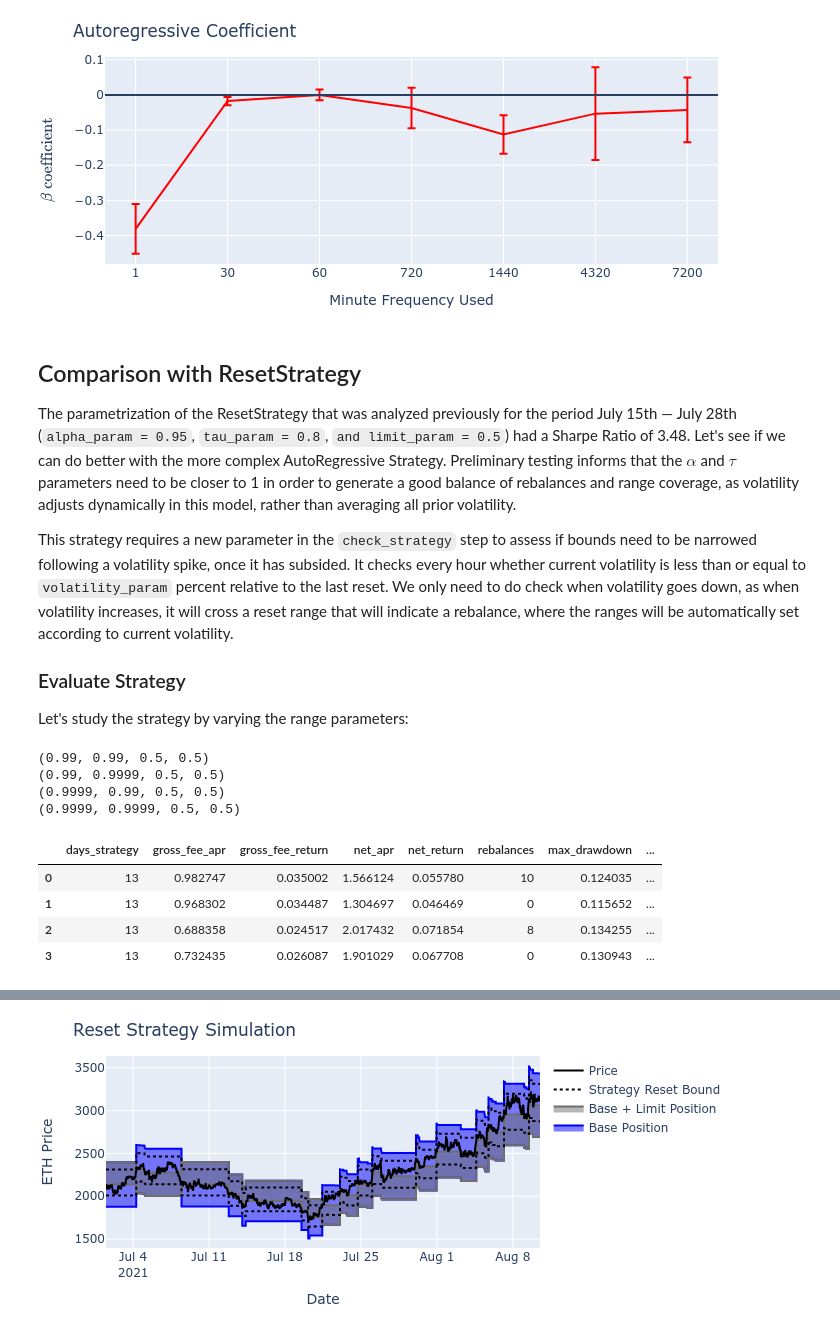
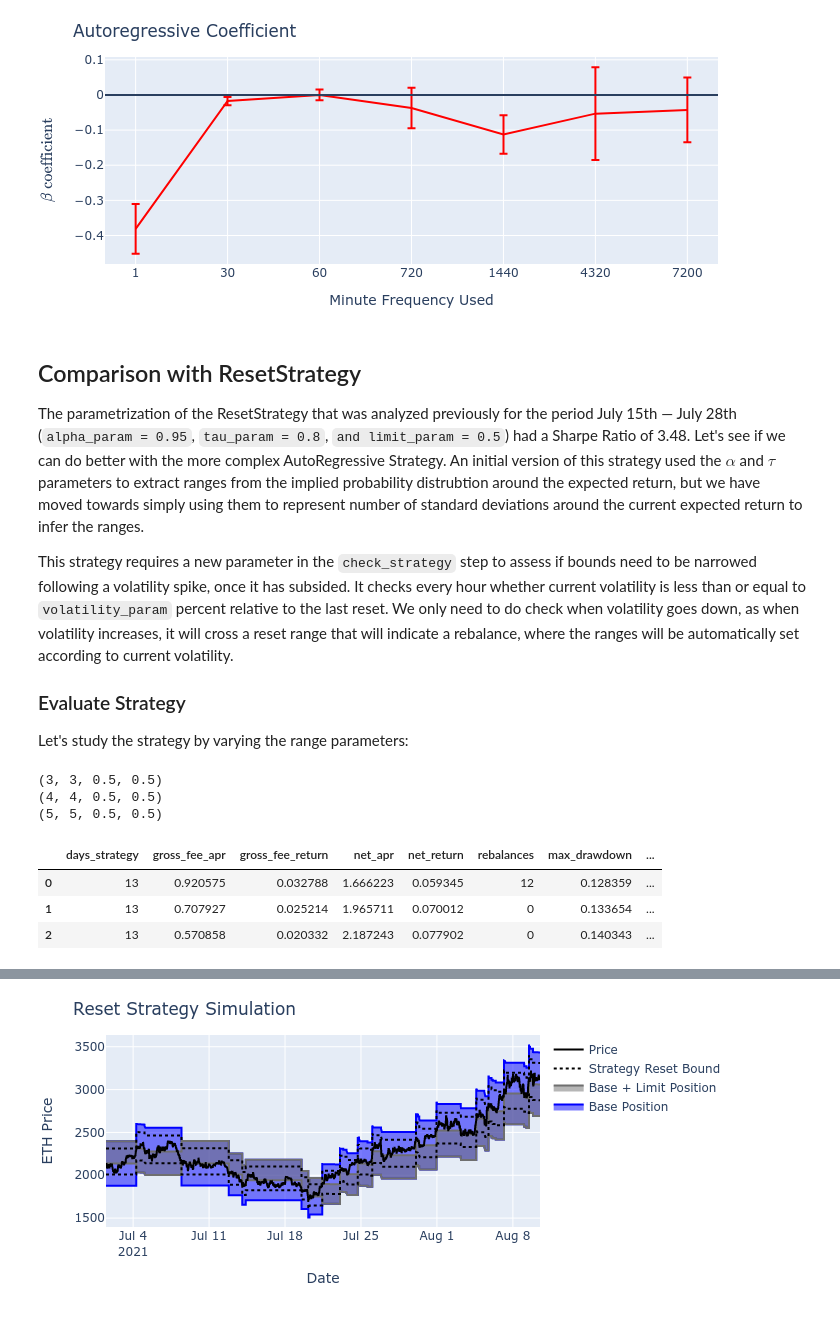
Before and after one commit to ricardgardella/active-strategy-framework, a Jupyter notebook: AutoRegressiveStrategy.ipynb, the cells around one changed output, grey strips where cells are left out. Drawn from its saved outputs; the diff is of its cells as text; code cells hidden in the pictures.

````diff
--- a/AutoRegressiveStrategy.ipynb
+++ b/AutoRegressiveStrategy.ipynb
@@ -130,7 +129,7 @@ fig_ar_beta.show(renderer="png")
 # %% [markdown]
 ## Comparison with ResetStrategy
 
-The parametrization of the ResetStrategy that was analyzed previously for the period July 15th — July 28th (```alpha_param = 0.95```, ```tau_param = 0.8```, ```and limit_param = 0.5```) had a Sharpe Ratio of 3.48. Let's see if we can do better with the more complex AutoRegressive Strategy. Preliminary testing informs that the $\alpha$ and $\tau$ parameters need to be closer to 1 in order to generate a good balance of rebalances and range coverage, as volatility adjusts dynamically in this model, rather than averaging all prior volatility.
+The parametrization of the ResetStrategy that was analyzed previously for the period July 15th — July 28th (```alpha_param = 0.95```, ```tau_param = 0.8```, ```and limit_param = 0.5```) had a Sharpe Ratio of 3.48. Let's see if we can do better with the more complex AutoRegressive Strategy. An initial version of this strategy used the $\alpha$ and $\tau$ parameters to extract ranges from the implied probability distrubtion around the expected return, but we have moved towards simply using them to represent number of standard deviations around the current expected return to infer the ranges.
 
 This strategy requires a new parameter in the ```check_strategy``` step to assess if bounds need to be narrowed following a volatility spike, once it has subsided. It checks every hour whether current volatility is less than or equal to ```volatility_param``` percent relative to the last reset. We only need to do check when volatility goes down, as when volatility increases, it will cross a reset range that will indicate a rebalance, where the ranges will be automatically set according to current volatility.
 
@@ -165,44 +164,42 @@ INITIAL_TOKEN_0            = 100000
 INITIAL_TOKEN_1            = INITIAL_TOKEN_0*simulate_data_price[0]
 INITIAL_POSITION_VALUE     = 2*INITIAL_TOKEN_0
 FEE_TIER                   = 0.003
 
 # Set decimals according to your pool
 DECIMALS_0 = 6
 DECIMALS_1 = 18
 
 # Strategy Parameters
-alpha_range    = [.99,.9999]
-tau_range      = [.99,.9999]
-limit_range    = [.5]
-vol_range      = [.5]
+alpha_range    = [3, 4, 5]
+tau_range      = [3, 4, 5]
+limit_range    = [.5,.5,.5]
+vol_range      = [.5,.5,.5]
 results        = []
 results_data   = []
 
-for j in list(itertools.product(alpha_range,tau_range,limit_range,vol_range)):
+for j in zip(alpha_range,tau_range,limit_range,vol_range):
     print(j)
     simulated_strategy               = AutoRegressiveStrategyImplementer.run_autoreg_strategy(simulate_data_price,swap_data,price_data_filtered,j[0],j[1],j[2],j[3],INITIAL_TOKEN_0,INITIAL_TOKEN_1,FEE_TIER,DECIMALS_0,DECIMALS_1)
     data_strategy                    = pd.DataFrame([i.dict_components() for i in simulated_strategy])
     data_strategy                    = data_strategy.set_index('time',drop=False)
     data_strategy                    = data_strategy.sort_index()
     data_strategy['cum_fees_usd']    = data_strategy['token_0_fees'].cumsum() + (data_strategy['token_1_fees'] * data_strategy['price_1_0']).cumsum()
     strat_result                     = AutoRegressiveStrategyImplementer.analyze_strategy(data_strategy,INITIAL_POSITION_VALUE)
     strat_result['alpha_param']      = j[0]
     strat_result['tau_param']        = j[1]
     strat_result['limit_param']      = j[2]
     strat_result['volatility_param'] = j[3]
     results_data.append(simulated_strategy)
     results.append(strat_result)
 
 
 pd.DataFrame(results)
 # %% [output]
-(0.99, 0.99, 0.5, 0.5)
-(0.99, 0.9999, 0.5, 0.5)
-(0.9999, 0.99, 0.5, 0.5)
-(0.9999, 0.9999, 0.5, 0.5)
+(3, 3, 0.5, 0.5)
+(4, 4, 0.5, 0.5)
+(5, 5, 0.5, 0.5)
 |  | days_strategy | gross_fee_apr | gross_fee_return | net_apr | net_return | rebalances | max_drawdown | ... |
-| 0 | 13 | 0.982747 | 0.035002 | 1.566124 | 0.055780 | 10 | 0.124035 | ... |
-| 1 | 13 | 0.968302 | 0.034487 | 1.304697 | 0.046469 | 0 | 0.115652 | ... |
-| 2 | 13 | 0.688358 | 0.024517 | 2.017432 | 0.071854 | 8 | 0.134255 | ... |
-| 3 | 13 | 0.732435 | 0.026087 | 1.901029 | 0.067708 | 0 | 0.130943 | ... |
+| 0 | 13 | 0.920575 | 0.032788 | 1.666223 | 0.059345 | 12 | 0.128359 | ... |
+| 1 | 13 | 0.707927 | 0.025214 | 1.965711 | 0.070012 | 0 | 0.133654 | ... |
+| 2 | 13 | 0.570858 | 0.020332 | 2.187243 | 0.077902 | 0 | 0.140343 | ... |
 # %% [markdown]
````
Also changed, not shown: parts of 9 cells of this notebook, 3 other files.
